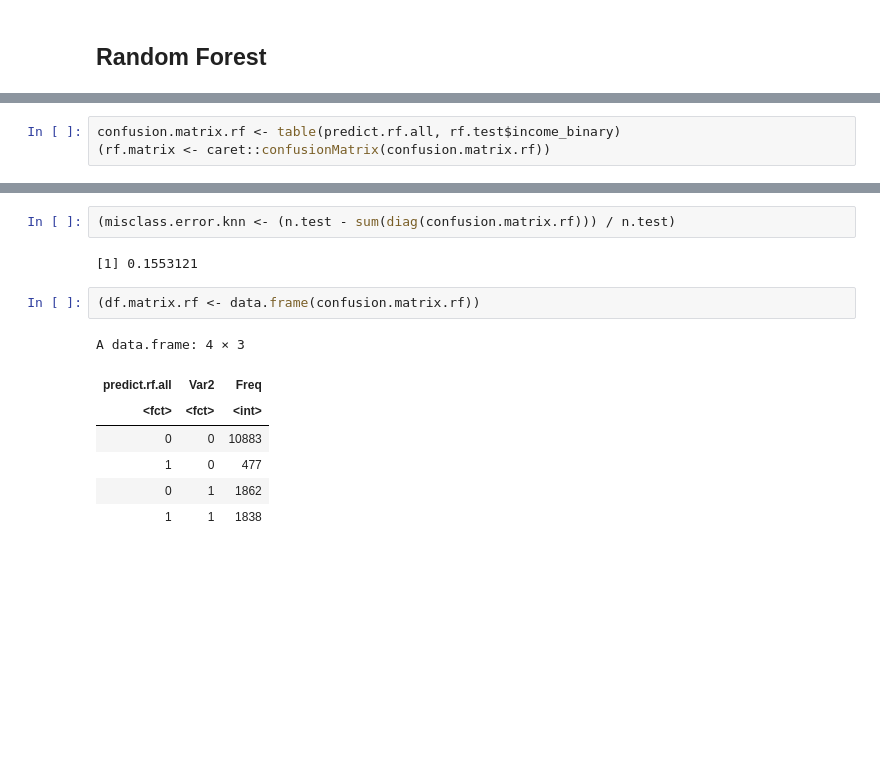
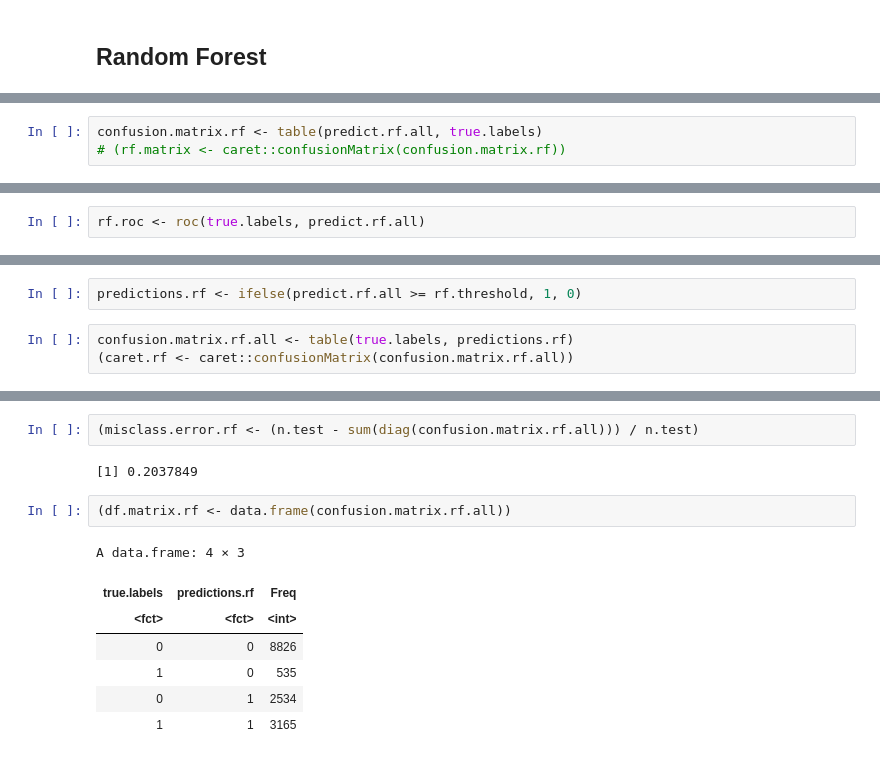
Before and after one commit to fiminka/Data-Mining-project, a Jupyter notebook: Project - first part.ipynb, the cells around one changed output, grey strips where cells are left out. Drawn from its saved outputs; the diff is of its cells as text; blank space fills up the shorter version.

```diff
--- a/Project - first part.ipynb
+++ b/Project - first part.ipynb
@@ -1516,4 +1613,4 @@ predict.rf.all <- predict(rf.all,rf.test, type="class")
 # %%
-confusion.matrix.rf <- table(predict.rf.all, rf.test$income_binary)
-(rf.matrix <- caret::confusionMatrix(confusion.matrix.rf))
+confusion.matrix.rf <- table(predict.rf.all, true.labels)
+# (rf.matrix <- caret::confusionMatrix(confusion.matrix.rf))
 # %% [output]
@@ -1536,0 +1628,2 @@ predict.rf.all     0     1
+# %%
+rf.roc <- roc(true.labels, predict.rf.all)
@@ -1536,0 +1638,5 @@ predict.rf.all     0     1
+# %%
+predictions.rf <- ifelse(predict.rf.all >= rf.threshold, 1, 0)
+# %%
+confusion.matrix.rf.all <- table(true.labels, predictions.rf)
+(caret.rf <- caret::confusionMatrix(confusion.matrix.rf.all))
@@ -1537,15 +1661,15 @@ predict.rf.all     0     1
 # %%
-(misclass.error.knn <- (n.test - sum(diag(confusion.matrix.rf))) / n.test)
+(misclass.error.rf <- (n.test - sum(diag(confusion.matrix.rf.all))) / n.test)
 # %% [output]
-[1] 0.1553121
+[1] 0.2037849
 # %%
-(df.matrix.rf <- data.frame(confusion.matrix.rf))
+(df.matrix.rf <- data.frame(confusion.matrix.rf.all))
 # %% [output]
 A data.frame: 4 × 3
-| predict.rf.all | Var2 | Freq |
+| true.labels | predictions.rf | Freq |
 | <fct> | <fct> | <int> |
-| 0 | 0 | 10883 |
-| 1 | 0 | 477 |
-| 0 | 1 | 1862 |
-| 1 | 1 | 1838 |
+| 0 | 0 | 8826 |
+| 1 | 0 | 535 |
+| 0 | 1 | 2534 |
+| 1 | 1 | 3165 |
 # %%
```
Also changed, not shown: parts of 67 cells of this notebook.
